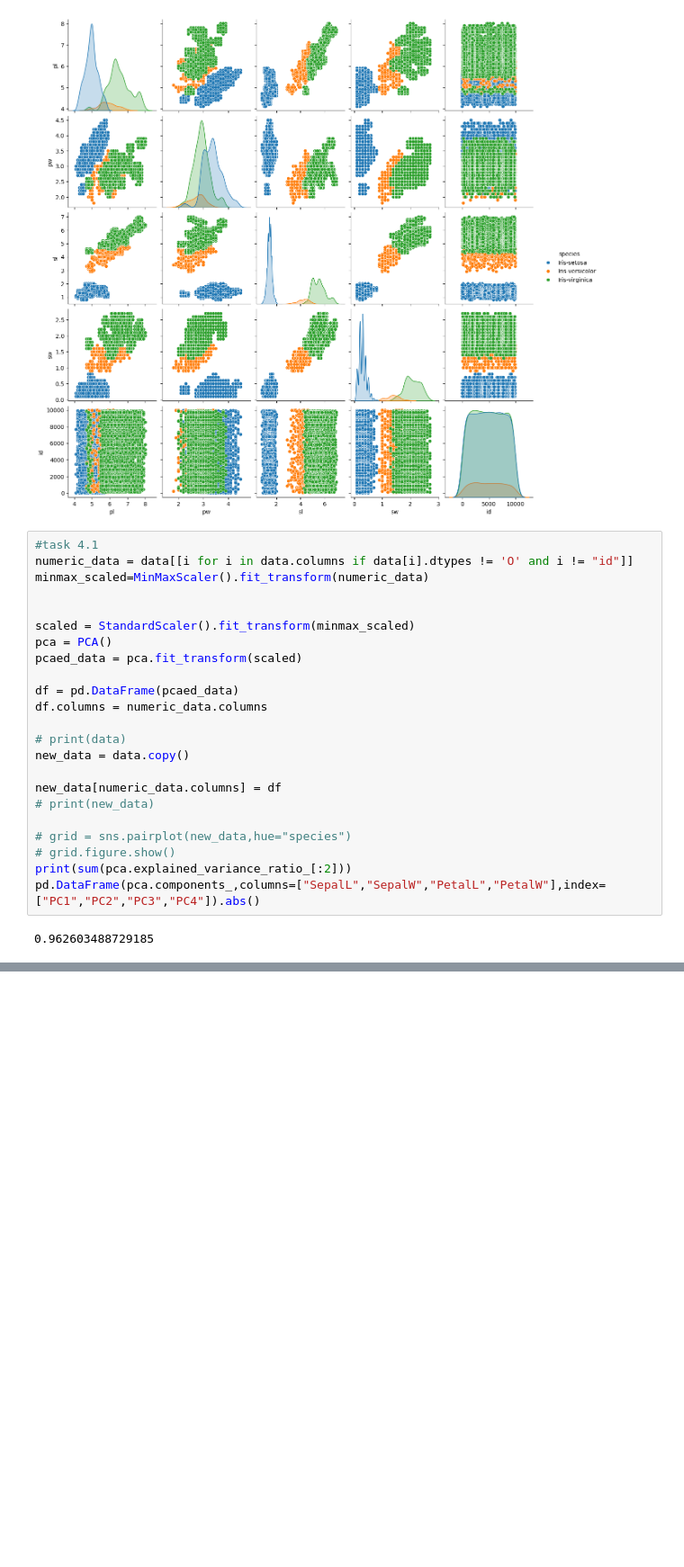
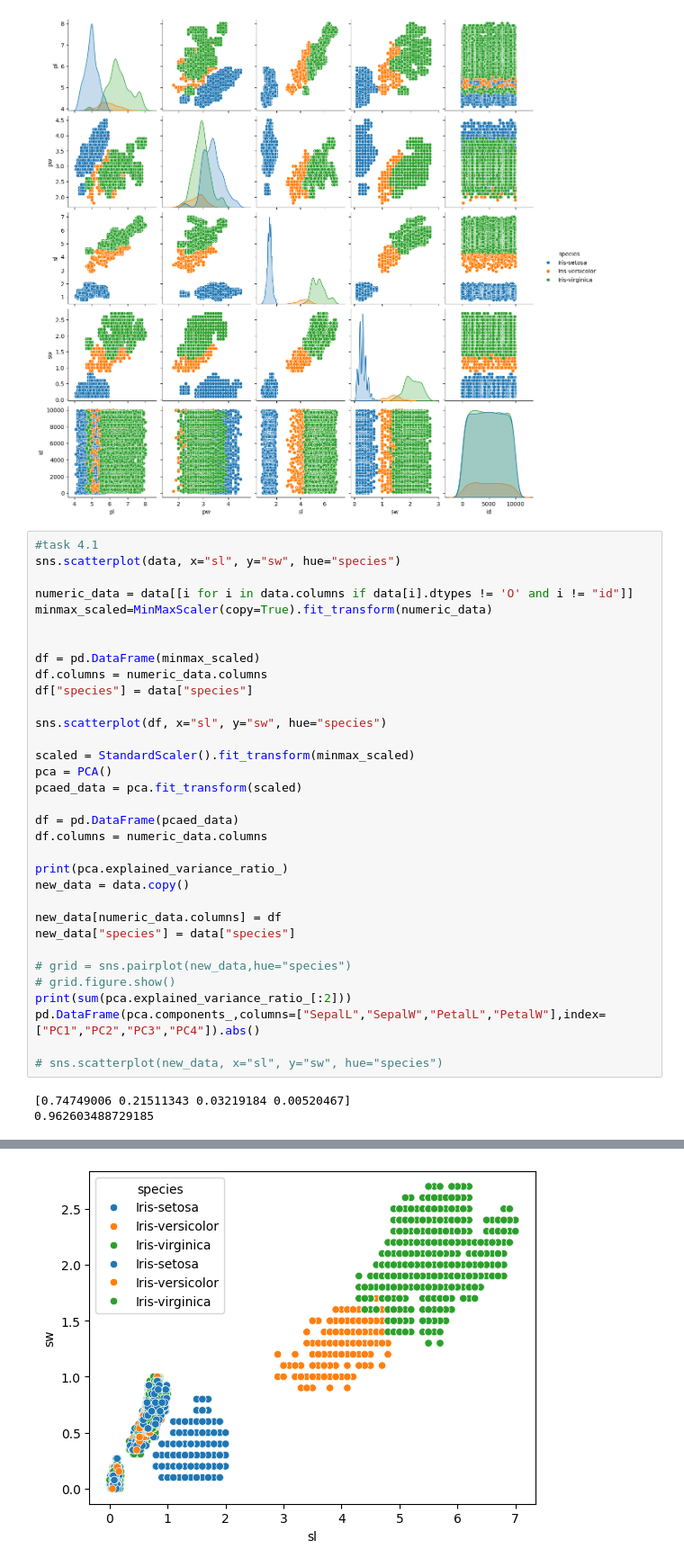
Before and after one commit to otha4350/datamining, a Jupyter notebook: main.ipynb, the cells around one changed output, grey strips where cells are left out. Shown at 90% size. Cells and saved outputs as stored; diff of their text form; blank space fills up the shorter version.

```diff
--- a/main.ipynb
+++ b/main.ipynb
@@ -93,34 +93,46 @@ Iris-virginica   5.505307  0.551364
 [figure]
 # %%
 #task 4.1
+sns.scatterplot(data, x="sl", y="sw", hue="species")
+
 numeric_data = data[[i for i in data.columns if data[i].dtypes != 'O' and i != "id"]]
-minmax_scaled=MinMaxScaler().fit_transform(numeric_data)
+minmax_scaled=MinMaxScaler(copy=True).fit_transform(numeric_data)
 
+
+df = pd.DataFrame(minmax_scaled)
+df.columns = numeric_data.columns
+df["species"] = data["species"]
+
+sns.scatterplot(df, x="sl", y="sw", hue="species")
 
 scaled = StandardScaler().fit_transform(minmax_scaled)
 pca = PCA()
 pcaed_data = pca.fit_transform(scaled)
 
 df = pd.DataFrame(pcaed_data)
 df.columns = numeric_data.columns
 
-# print(data)
+print(pca.explained_variance_ratio_)
 new_data = data.copy()
 
 new_data[numeric_data.columns] = df
-# print(new_data)
+new_data["species"] = data["species"]
 
 # grid = sns.pairplot(new_data,hue="species")
 # grid.figure.show()
 print(sum(pca.explained_variance_ratio_[:2]))
 pd.DataFrame(pca.components_,columns=["SepalL","SepalW","PetalL","PetalW"],index=["PC1","PC2","PC3","PC4"]).abs()
+
+# sns.scatterplot(new_data, x="sl", y="sw", hue="species")
 # %% [output]
+[0.74749006 0.21511343 0.03219184 0.00520467]
 0.962603488729185
 |  | SepalL | SepalW | PetalL | PetalW |
 | PC1 | 0.519962 | 0.297933 | 0.573007 | 0.559051 |
 | PC2 | 0.381062 | 0.919498 | 0.054782 | 0.079457 |
 | PC3 | 0.710681 | 0.230514 | 0.128489 | 0.652140 |
 | PC4 | 0.281716 | 0.112347 | 0.807559 | 0.505828 |
+[figure, added]
 # %%
 import matplotlib.pyplot as plt
 numeric_data = data[[i for i in data.columns if data[i].dtypes != 'O' and i != "id"]]
```
Also changed, not shown: parts of 2 cells of this notebook.
